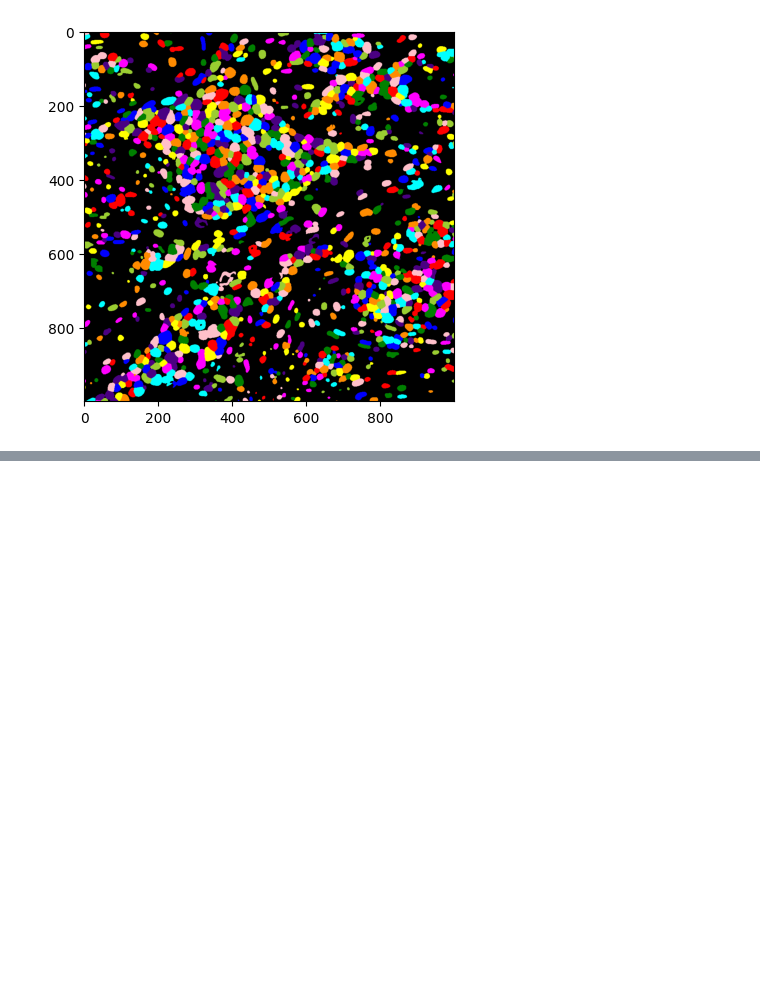
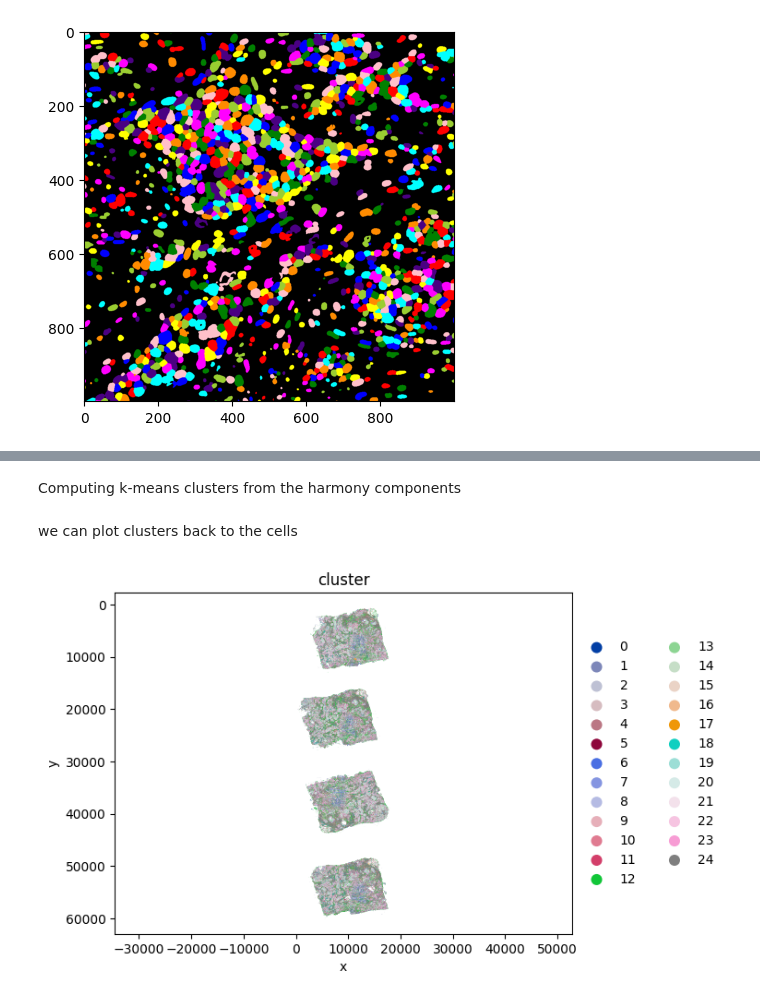
Before and after one commit to ding-lab/ding-lab-spatial, a Jupyter notebook: multiplex_imaging/multiplex_imaging_analysis.ipynb, the cells around one changed output, grey strips where cells are left out. Cells and saved outputs as stored; diff of their text form; code cells hidden in the pictures; blank space fills up the shorter version.

```diff
--- a/multiplex_imaging/multiplex_imaging_analysis.ipynb
+++ b/multiplex_imaging/multiplex_imaging_analysis.ipynb
@@ -183,0 +390,6 @@ table = regionprops_table(labeled, x)
+# %%
+feature_df = pd.read_csv(
+    output_dir / f'{sid}_section_level_spatial_features.txt',
+    sep='\t', index_col=0
+)
+feature_df
@@ -183,0 +413,13 @@ table = regionprops_table(labeled, x)
+# %%
+# pull marker intensity columns
+marker_cols = [c for c in feature_df.columns if 'intensity_' in c]
+
+# create anndata object
+adata = anndata.AnnData(
+    X=feature_df[marker_cols].values,
+    obs=feature_df[[c for c in feature_df.columns if c not in marker_cols]]
+)
+adata.var.index = [c.replace('intensity_', '') for c in marker_cols]
+adata.raw = adata
+
+adata
@@ -183,0 +429,4 @@ table = regionprops_table(labeled, x)
+# %%
+# filter out cells that dont belong to a section
+adata = adata[~pd.isnull(adata.obs['section_id'])]
+adata
@@ -183,0 +463,15 @@ table = regionprops_table(labeled, x)
+# %% [markdown]
+Computing k-means clusters from the harmony components
+# %%
+clf = KMeans(n_clusters=25)
+preds = clf.fit_predict(adata.obsm['X_pca_harmony'])
+adata.obs['cluster'] = [str(x) for x in preds]
+# %% [markdown]
+we can plot clusters back to the cells
+# %%
+fig, ax = plt.subplots()
+sc.pl.scatter(adata, x='x', y='y', color='cluster', ax=ax, show=False)
+ax.axis('equal')
+ax.invert_yaxis()
+# %% [output]
+[figure, added]
```
Also changed, not shown: parts of 49 cells of this notebook, 1 other file.
